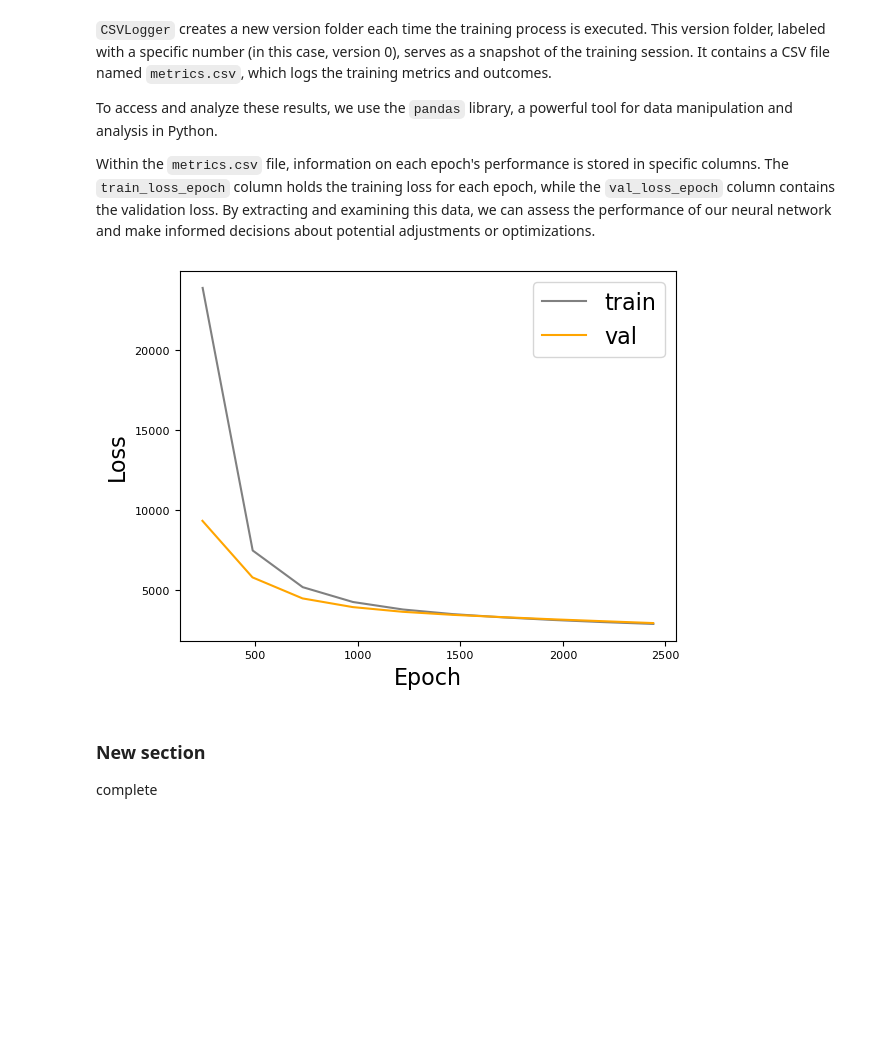
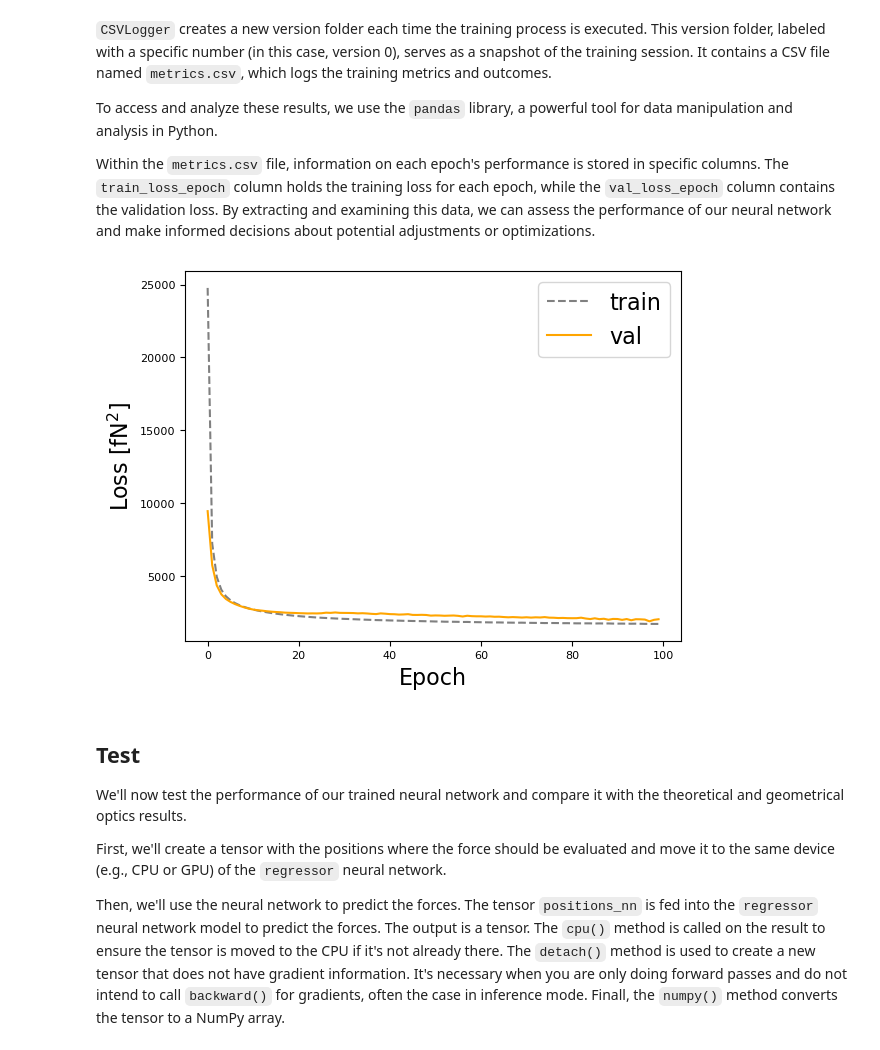
Before and after one commit to DeepTrackAI/DeepLearningCrashCourse, a Jupyter notebook: Ch02_DNN_regression/Ex02F/optical_forces.ipynb, the cells around one changed output. Saved outputs shown, nothing was run; the diff lists cells and outputs as text; code cells hidden in the pictures; blank space fills up the shorter version.

```diff
--- a/Ch02_DNN_regression/Ex02F/optical_forces.ipynb
+++ b/Ch02_DNN_regression/Ex02F/optical_forces.ipynb
@@ -276,27 +278,38 @@ Within the `metrics.csv` file, information on each epoch's performance is stored
 # %%
 import pandas as pd
 
 version = 0
 logs = pd.read_csv(f"logs/regressor/version_{version}/metrics.csv")
 
-# Group by epoch and extract train and val loss
+# Group by epoch and extract train loss
+train_epoch = logs[logs.train_loss_epoch.notnull()].epoch
 train_loss = logs[logs.train_loss_epoch.notnull()].train_loss_epoch
+
+# Group by epoch and extract val loss
+val_epoch = logs[logs.val_loss_epoch.notnull()].epoch
 val_loss = logs[logs.val_loss_epoch.notnull()].val_loss_epoch
 
 # plot
-plt.plot(train_loss, label="train", c="gray")
-plt.plot(val_loss, label="val", c="orange")
+plt.plot(val_epoch, train_loss, label="train", c="gray", linestyle='--')
+plt.plot(val_epoch, val_loss, label="val", c="orange")
 plt.xlabel("Epoch", fontsize=16)
-plt.ylabel("Loss", fontsize=16)
+plt.ylabel("Loss [fN$^2$]", fontsize=16)
 plt.tick_params(axis="both", which="major", labelsize=8)
 plt.legend(fontsize=16)
 plt.show()
 # %% [output]
-[figure, old version]
+[figure, new version]
-# %% [markdown]
-### New section
-
-complete
+# %% [markdown]
+## Test
+
+We'll now test the performance of our trained neural network and compare it with the theoretical and geometrical optics results.
+
+First, we'll create a tensor with the positions where the force should be evaluated and move it to the same device (e.g., CPU or GPU) of the `regressor` neural network.
+
+Then, we'll use the neural network to predict the forces. The tensor `positions_nn` is fed into the `regressor` neural network model to predict the forces. The output is a tensor.
+The `cpu()` method is called on the result to ensure the tensor is moved to the CPU if it's not already there.
+The `detach()` method is used to create a new tensor that does not have gradient information. It's necessary when you are only doing forward passes and do not intend to call `backward()` for gradients, often the case in inference mode.
+Finall, the `numpy()` method converts the tensor to a NumPy array.
 # %%
 import torch
 
```
Also changed, not shown: parts of 14 cells of this notebook.
